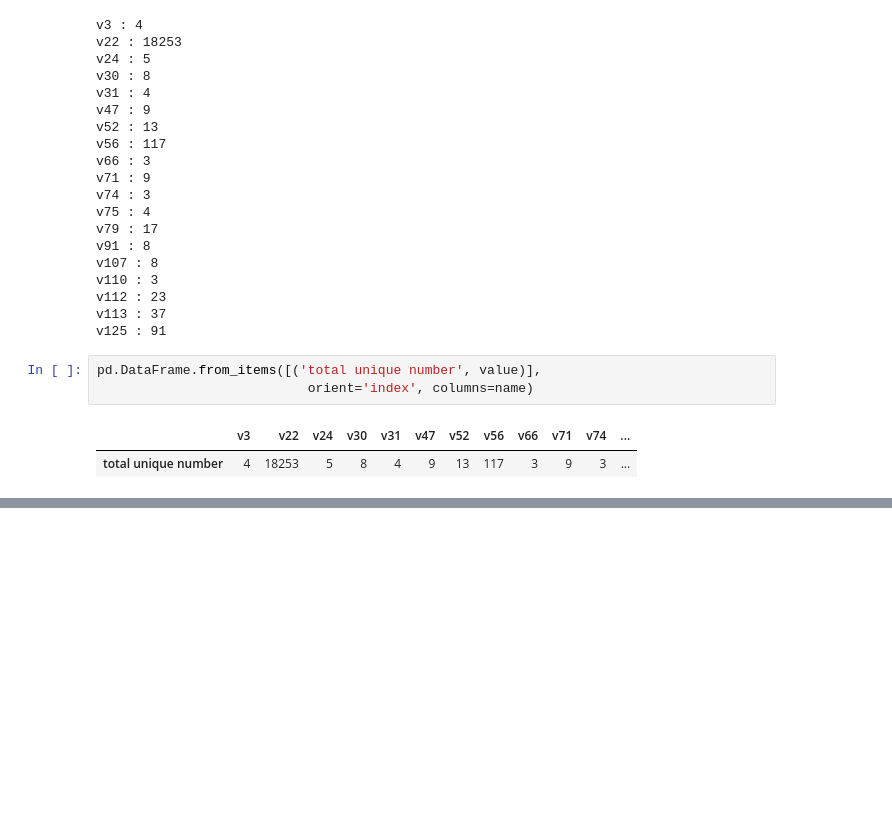
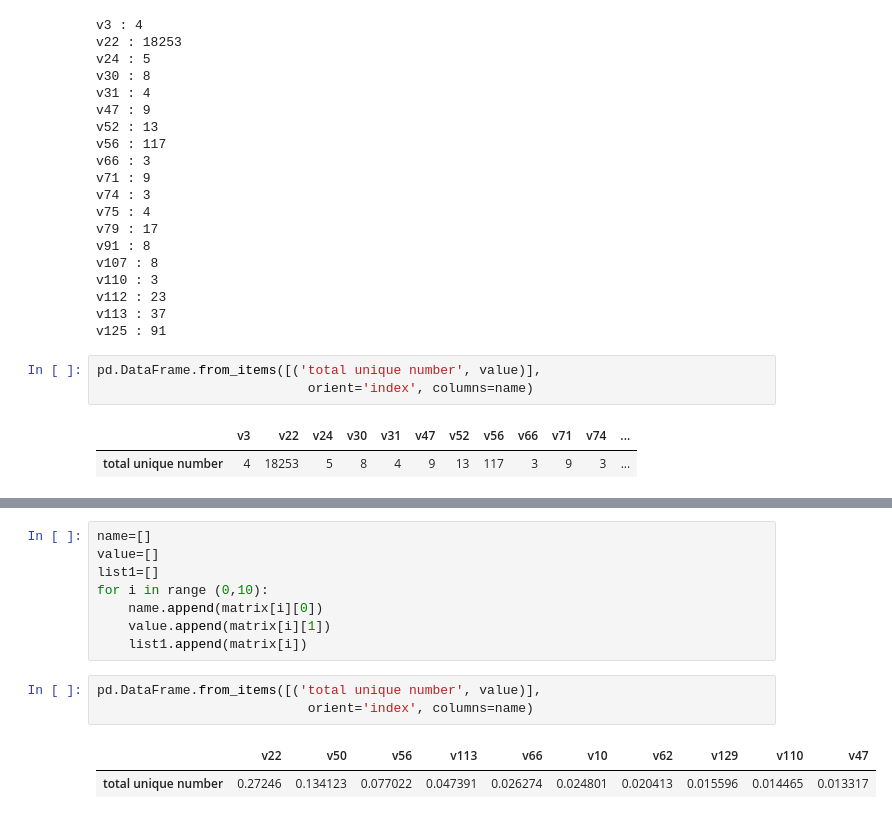
Before and after one commit to Iolaum/Gauss, a Jupyter notebook: report/explore1.ipynb, the cells around one changed output, grey strips where cells are left out. Drawn from its saved outputs; the diff is of its cells as text; blank space fills up the shorter version.

```diff
--- a/report/explore1.ipynb
+++ b/report/explore1.ipynb
@@ -183,0 +186,14 @@ fig2.savefig('plot_de4.pdf')
+# %%
+name=[]
+value=[]
+list1=[]
+for i in range (0,10):
+    name.append(matrix[i][0])
+    value.append(matrix[i][1])
+    list1.append(matrix[i])
+# %%
+pd.DataFrame.from_items([('total unique number', value)],
+                           orient='index', columns=name)
+# %% [output]
+|  | v22 | v50 | v56 | v113 | v66 | v10 | v62 | v129 | v110 | v47 |
+| total unique number | 0.27246 | 0.134123 | 0.077022 | 0.047391 | 0.026274 | 0.024801 | 0.020413 | 0.015596 | 0.014465 | 0.013317 |
```
Also changed, not shown: parts of 2 cells of this notebook, 2 other files.
